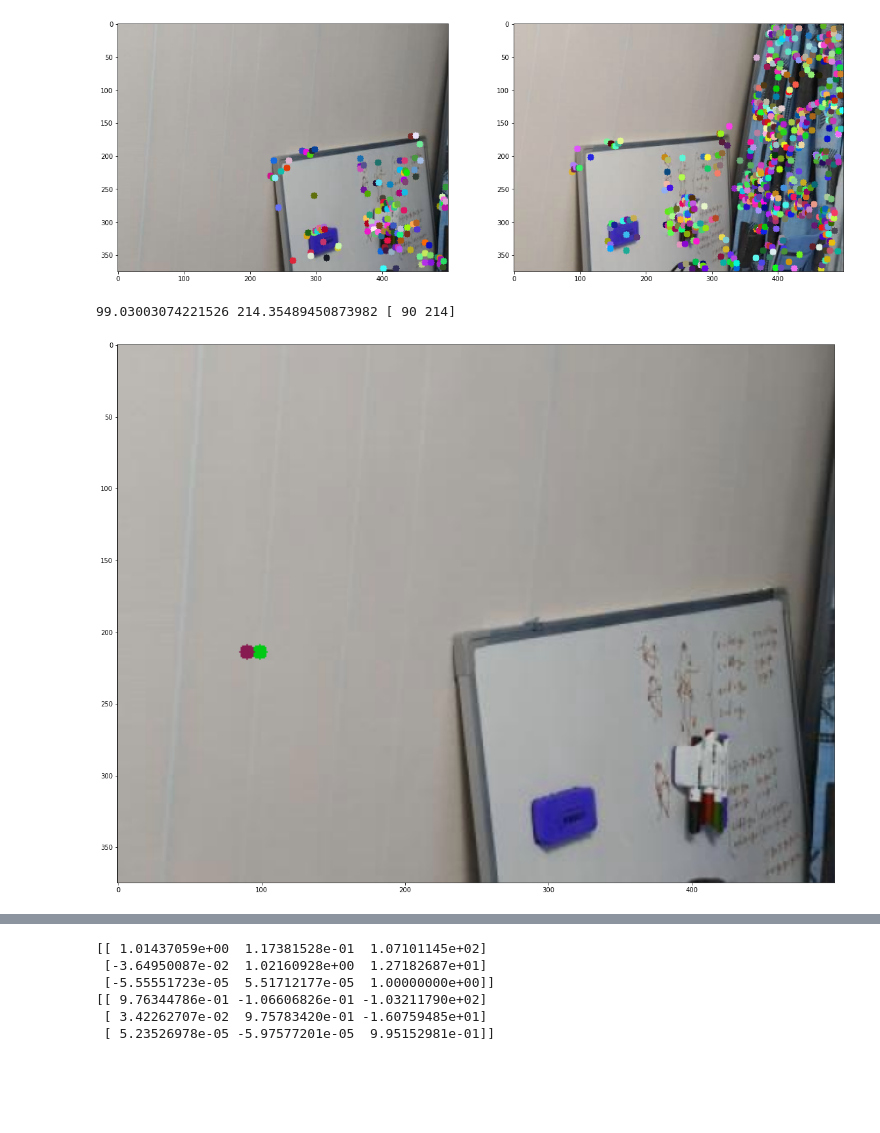
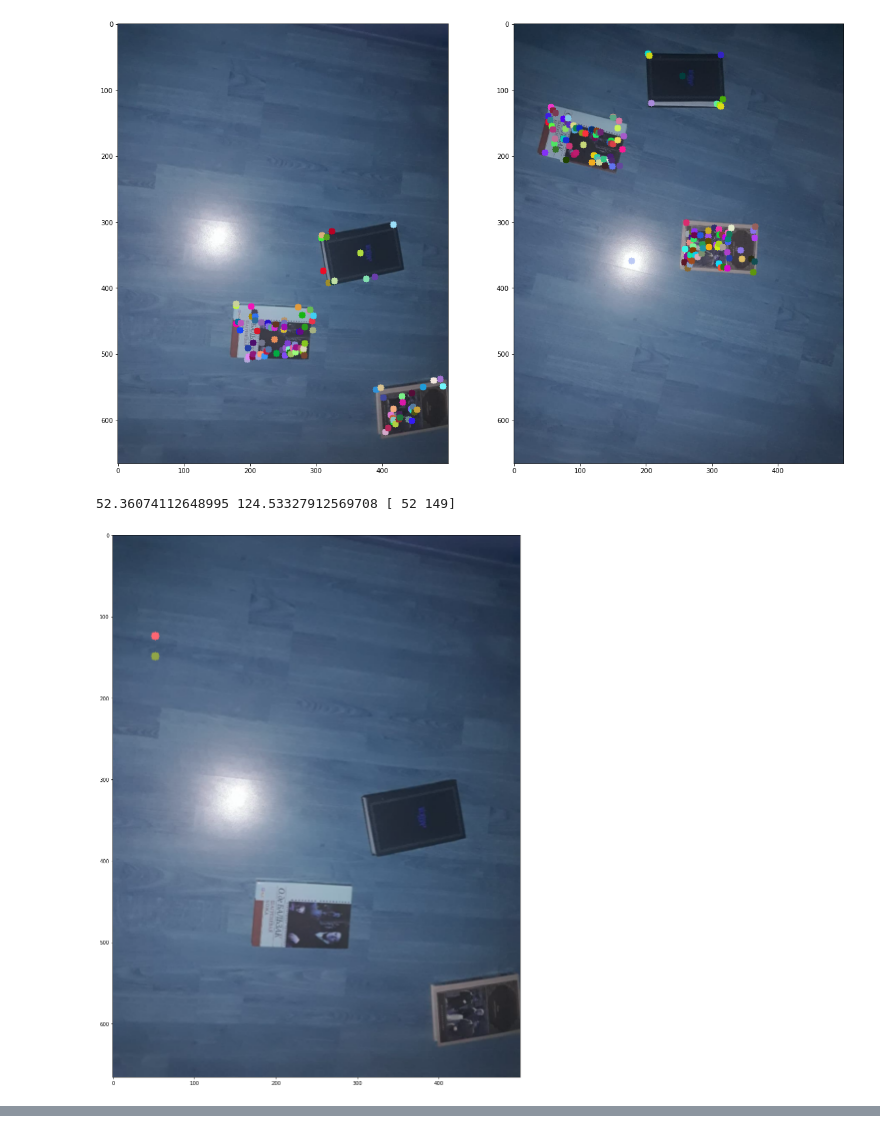
Before and after one commit to MrDeatHHH/Geom_3, a Jupyter notebook: 3.ipynb, the cells around one changed output, grey strips where cells are left out. Cells and saved outputs as stored; diff of their text form; code cells hidden in the pictures; blank space fills up the shorter version.

```diff
--- a/3.ipynb
+++ b/3.ipynb
@@ -96,7 +96,10 @@ def panorama(H, img1, img2):
     img[0:h, 0:w] = img2
     for y in range(h):
         for x in range(w):
-            y_new, x_new = get_src_points(H, y, x)
+            vec = H.dot([x, y, 1])
+            vec /= vec[2]
+            y_new = vec[1]
+            x_new = vec[0]
             if y_new >= 0 and y_new < h - 1 and x_new >= 0 and x_new < w - 1:
                 y0 = int(y_new)
                 y1 = int(y_new + 0.5)
@@ -120,27 +123,12 @@ def panorama(H, img1, img2):
 
     return img
 
-# def warpPerspective(H, img, h, w):
-#     dest = np.zeros([h, w, 3], np.uint8)
-#     for y in range(h):
-#         for x in range(w):
-#             y_new, x_new = get_src_points(H, y, x)
-#             if y_new in range(img.shape[0]):
-#                 if x_new in range(img.shape[1]):
-#                     dest[y][x] = img[y_new][x_new]
-#     return dest
-
-img1 = cv2.imread("5b.jpg")
-img2 = cv2.imread("5a.jpg")
+img1 = cv2.imread("7.jpg")
+img2 = cv2.imread("8.jpg")
 
 img1 = imutils.resize(img1, width=500)
 img2 = imutils.resize(img2, width=500)
 h, w, _ = img1.shape
-
-# plt.figure(figsize=(20, 20))
-# plt.subplot(121), plt.imshow(img1)
-# plt.subplot(122), plt.imshow(img2)
-# plt.show()
 
 (kps1, features1) = detectAndDescribe(img1)
 (kps2, features2) = detectAndDescribe(img2)
@@ -153,45 +141,33 @@ plt.subplot(121), plt.imshow(img1_)
 plt.subplot(122), plt.imshow(img2_)
 plt.show()
 
 (pts1, pts2) = matchKeypoints(kps1, kps2, features1, features2, ratio, reprojThresh)
 pts1 = np.int32(pts1)
 pts2 = np.int32(pts2)
-
-# img1_ = draw(img1.copy(), pts1[0:1])
-# img2_ = draw(img2.copy(), pts2[0:1])
-
-# plt.figure(figsize=(20, 20))
-# plt.subplot(121), plt.imshow(img1_)
-# plt.subplot(122), plt.imshow(img2_)
-# plt.show()
 
 H = RANSAC(pts1, pts2, 10)
 H_ = np.linalg.inv(H)
 
 x, y = get_src_points(H_, pts1[0][0], pts1[0][1])
 print(x, y, pts2[0])
 img1_ = draw(img1.copy(), [[int(x), int(y)], pts2[0]])
 plt.figure(figsize=(20, 20))
 plt.imshow(img1_)
 plt.show()
 
 imageA = cv2.warpPerspective(img1, H_, (w, h))
 imageB = cv2.warpPerspective(img2, H, (w, h))
 
 plt.figure(figsize=(20, 20))
 plt.subplot(121), plt.imshow((imageA * 0.5).astype(np.uint8) + (img2 * 0.5).astype(np.uint8))
 plt.subplot(122), plt.imshow((imageB * 0.5).astype(np.uint8) + (img1 * 0.5).astype(np.uint8))
 plt.show()
 
-print(H)
-print(H_)
-
 img = panorama(H, img1, img2)
-# img = warpPerspective(H_, img2, h, w)
 plt.figure(figsize=(20, 20))
 plt.imshow(img)
 plt.show()
 # %% [output]
-[figure, old version]
+[figure, new version]
-99.03003074221526 214.35489450873982 [ 90 214]
+52.36074112648995 124.53327912569708 [ 52 149]
-[figure, old version]
+[figure, new version]
@@ -199,6 +174,0 @@ plt.show()
-[[ 1.01437059e+00  1.17381528e-01  1.07101145e+02]
- [-3.64950087e-02  1.02160928e+00  1.27182687e+01]
- [-5.55551723e-05  5.51712177e-05  1.00000000e+00]]
-[[ 9.76344786e-01 -1.06606826e-01 -1.03211790e+02]
- [ 3.42262707e-02  9.75783420e-01 -1.60759485e+01]
- [ 5.23526978e-05 -5.97577201e-05  9.95152981e-01]]
```
Also changed, not shown: parts of 1 cell of this notebook.
